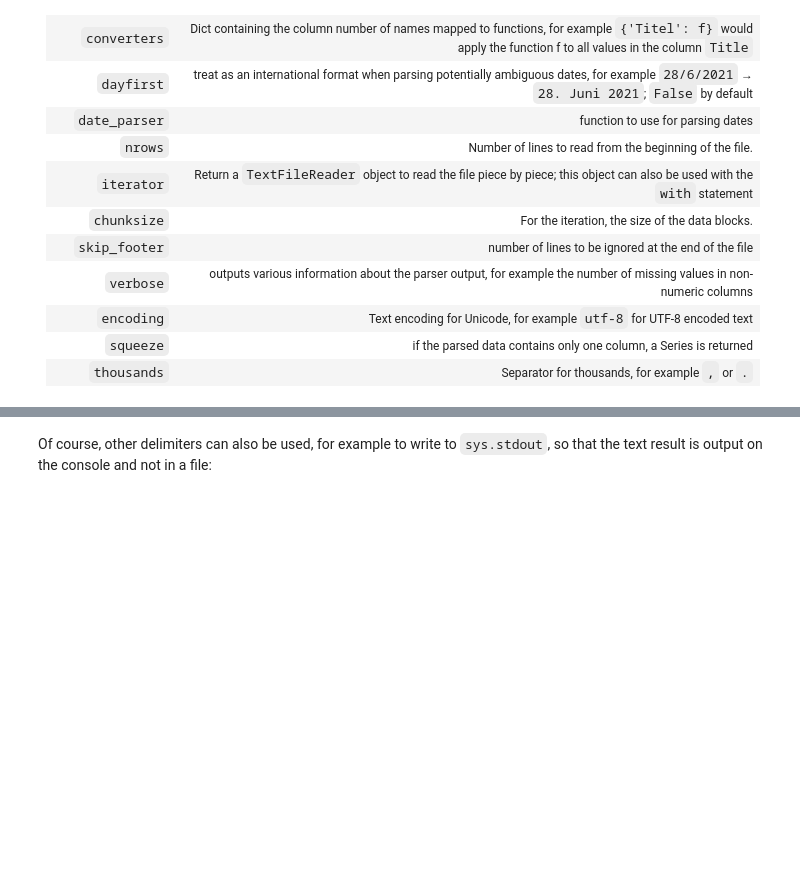
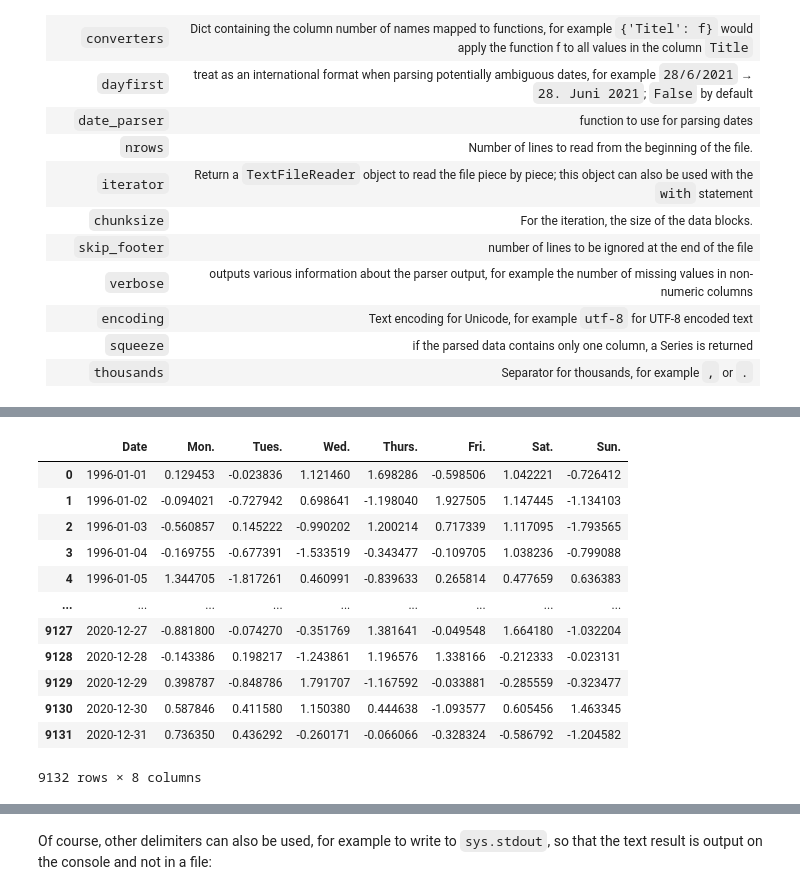
Before and after one commit to veit/jupyter-tutorial, a Jupyter notebook: docs/data-processing/serialisation-formats/csv/example.ipynb, the cells around one changed output, grey strips where cells are left out. Drawn from its saved outputs; the diff is of its cells as text; code cells hidden in the pictures; blank space fills up the shorter version.

```diff
--- a/docs/data-processing/serialisation-formats/csv/example.ipynb
+++ b/docs/data-processing/serialisation-formats/csv/example.ipynb
@@ -157,0 +158,18 @@ df.to_csv('out.csv')
+# %%
+pd.options.display.max_rows = 10
+# %%
+pd.read_csv('example.csv')
+# %% [output]
+|  | Date | Mon. | Tues. | Wed. | Thurs. | Fri. | Sat. | Sun. |
+| 0 | 1996-01-01 | 0.129453 | -0.023836 | 1.121460 | 1.698286 | -0.598506 | 1.042221 | -0.726412 |
+| 1 | 1996-01-02 | -0.094021 | -0.727942 | 0.698641 | -1.198040 | 1.927505 | 1.147445 | -1.134103 |
+| 2 | 1996-01-03 | -0.560857 | 0.145222 | -0.990202 | 1.200214 | 0.717339 | 1.117095 | -1.793565 |
+| 3 | 1996-01-04 | -0.169755 | -0.677391 | -1.533519 | -0.343477 | -0.109705 | 1.038236 | -0.799088 |
+| 4 | 1996-01-05 | 1.344705 | -1.817261 | 0.460991 | -0.839633 | 0.265814 | 0.477659 | 0.636383 |
+| ... | ... | ... | ... | ... | ... | ... | ... | ... |
+| 9127 | 2020-12-27 | -0.881800 | -0.074270 | -0.351769 | 1.381641 | -0.049548 | 1.664180 | -1.032204 |
+| 9128 | 2020-12-28 | -0.143386 | 0.198217 | -1.243861 | 1.196576 | 1.338166 | -0.212333 | -0.023131 |
+| 9129 | 2020-12-29 | 0.398787 | -0.848786 | 1.791707 | -1.167592 | -0.033881 | -0.285559 | -0.323477 |
+| 9130 | 2020-12-30 | 0.587846 | 0.411580 | 1.150380 | 0.444638 | -1.093577 | 0.605456 | 1.463345 |
+| 9131 | 2020-12-31 | 0.736350 | 0.436292 | -0.260171 | -0.066066 | -0.328324 | -0.586792 | -1.204582 |
+9132 rows × 8 columns
```
Also changed, not shown: parts of 33 cells of this notebook, 1 other file.
